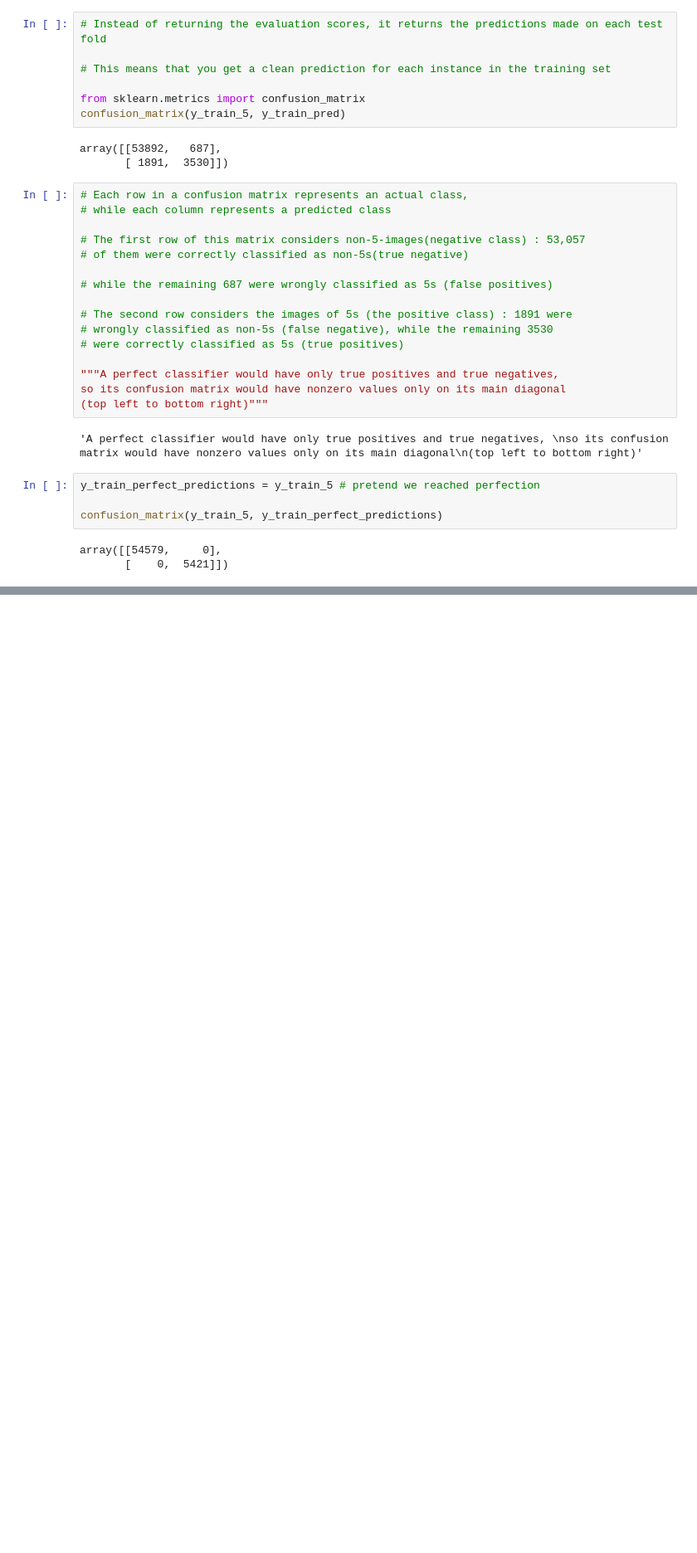
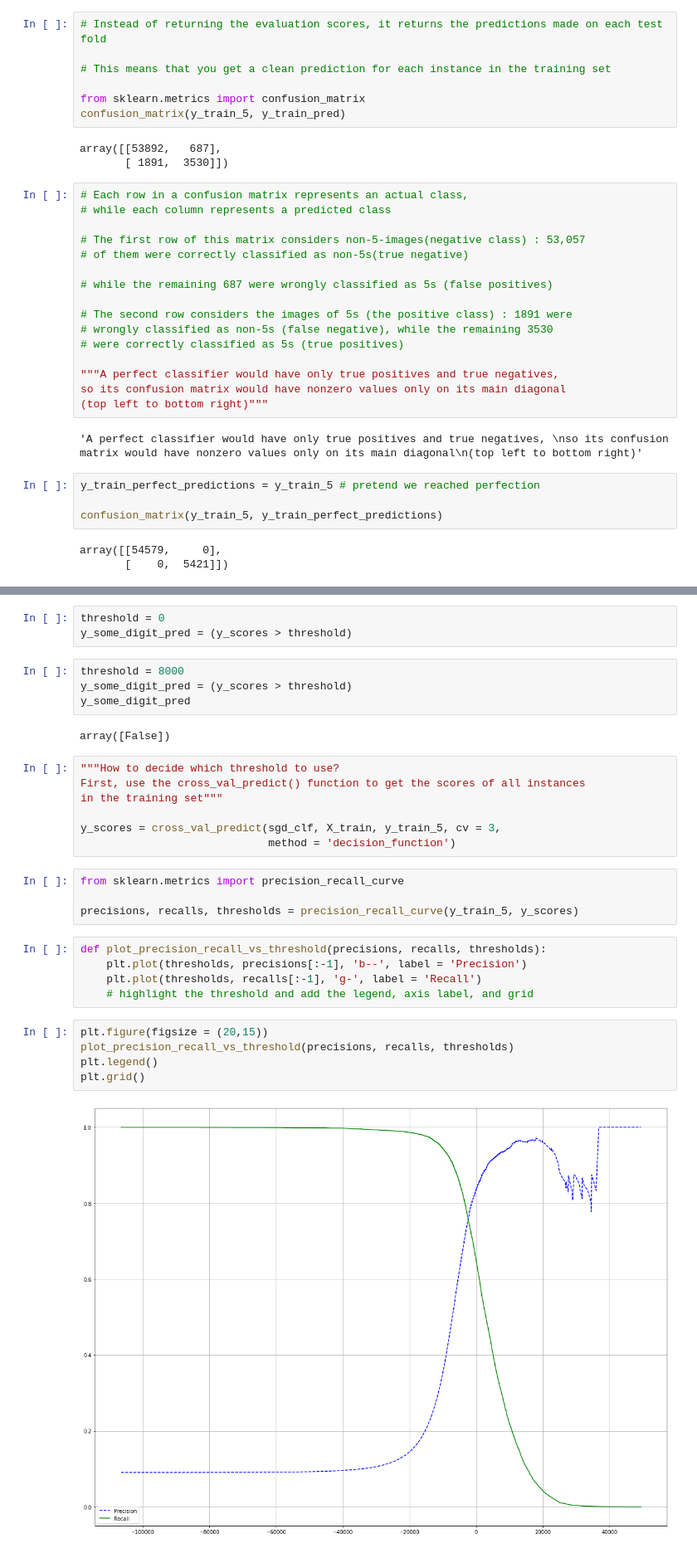
Before and after one commit to temple17/hands-on-ml-practice, a Jupyter notebook: Chapter3_Classification(p_130~).ipynb, the cells around one changed output, grey strips where cells are left out. Shown at 83% size. Saved outputs shown, nothing was run; the diff lists cells and outputs as text; blank space fills up the shorter version.

```diff
--- a/Chapter3_Classification(p_130~).ipynb
+++ b/Chapter3_Classification(p_130~).ipynb
@@ -172,0 +182,32 @@ this is the ratio of positive instances that are correctly detected by the class
+# %%
+threshold = 0
+y_some_digit_pred = (y_scores > threshold)
+# %%
+threshold = 8000
+y_some_digit_pred = (y_scores > threshold)
+y_some_digit_pred
+# %% [output]
+array([False])
+# %%
+"""How to decide which threshold to use?
+First, use the cross_val_predict() function to get the scores of all instances
+in the training set"""
+
+y_scores = cross_val_predict(sgd_clf, X_train, y_train_5, cv = 3,
+                             method = 'decision_function')
+# %%
+from sklearn.metrics import precision_recall_curve
+
+precisions, recalls, thresholds = precision_recall_curve(y_train_5, y_scores)
+# %%
+def plot_precision_recall_vs_threshold(precisions, recalls, thresholds):
+    plt.plot(thresholds, precisions[:-1], 'b--', label = 'Precision')
+    plt.plot(thresholds, recalls[:-1], 'g-', label = 'Recall')
+    # highlight the threshold and add the legend, axis label, and grid
+# %%
+plt.figure(figsize = (20,15))
+plot_precision_recall_vs_threshold(precisions, recalls, thresholds)
+plt.legend()
+plt.grid()
+# %% [output]
+[figure, added]
```
Also changed, not shown: parts of 6 cells of this notebook.
